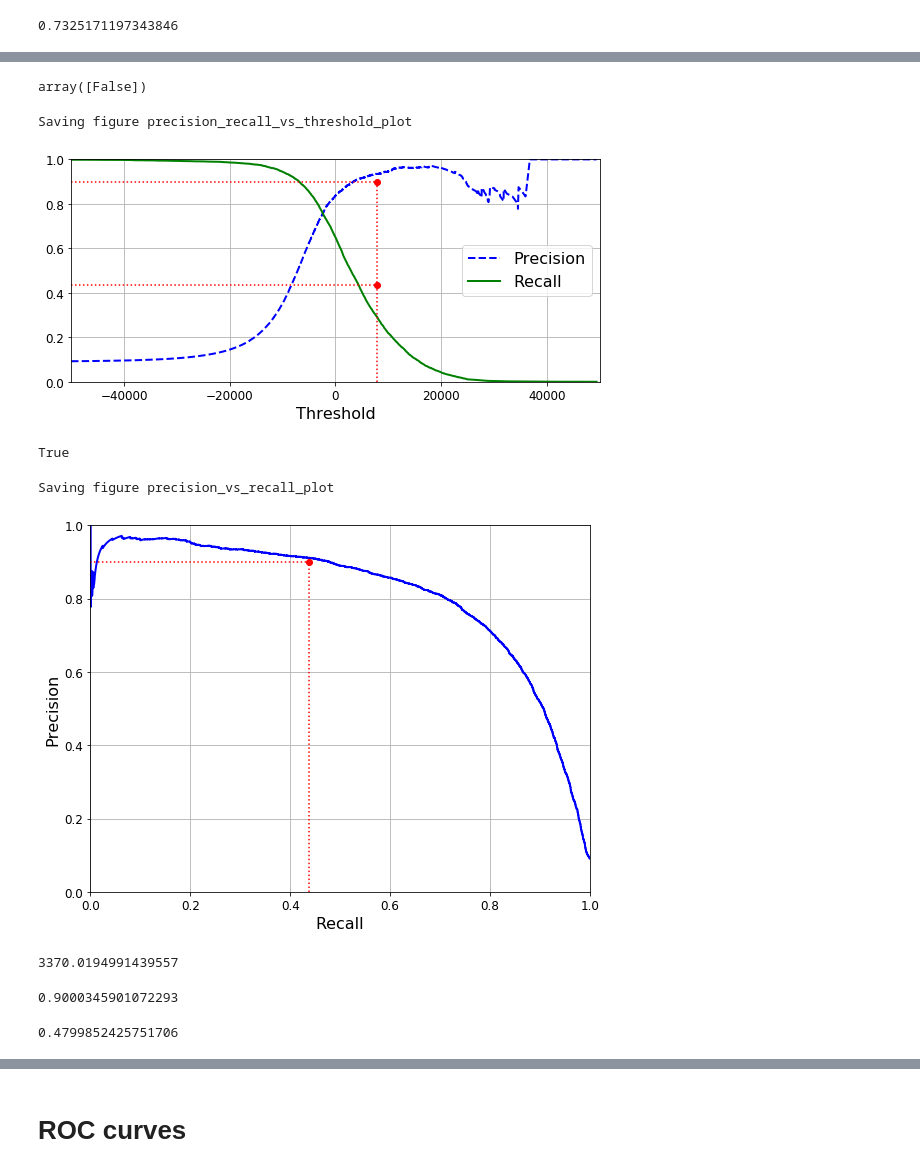
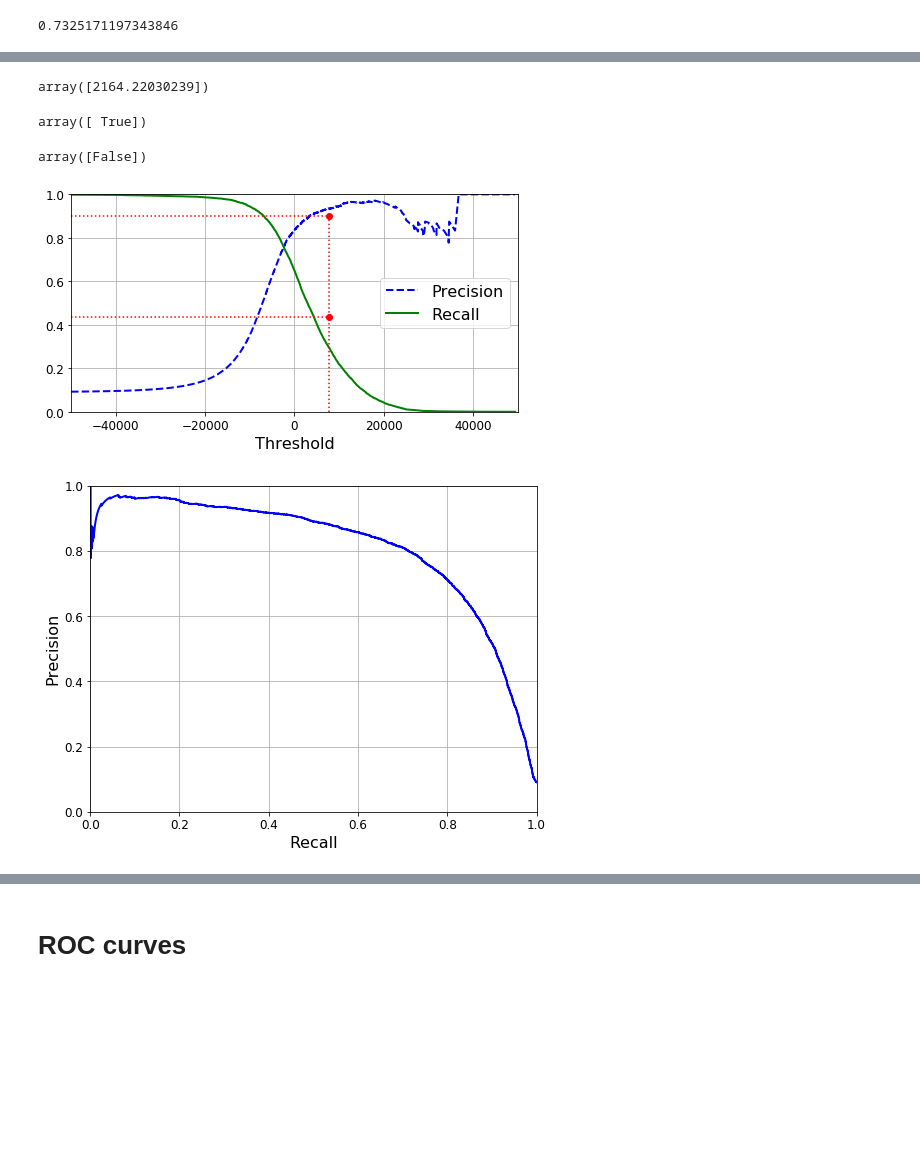
Before and after one commit to cloudxlab/iitr-deep-learning-spl-tf2, a Jupyter notebook: classification.ipynb, the cells around one changed output, grey strips where cells are left out. Drawn from its saved outputs; the diff is of its cells as text; code cells hidden in the pictures; blank space fills up the shorter version.

```diff
--- a/classification.ipynb
+++ b/classification.ipynb
@@ -240 +228,16 @@ array([ True])
+# %%
+# Get Decision score of some_digit which is 5
+
+y_scores = sgd_clf.decision_function([some_digit])
+y_scores
+# %% [output]
+array([2164.22030239])
+# %%
+# Change threshold to 0 and see the prediction
+
+threshold = 0
+y_some_digit_pred = (y_scores > threshold)
+y_some_digit_pred
+# %% [output]
+array([ True])
 # %%
@@ -251,31 +260,30 @@ from sklearn.metrics import precision_recall_curve
 
 precisions, recalls, thresholds = precision_recall_curve(y_train_5, y_scores)
 # %%
+# Plot both precision and recall for the thresholds using matplotlib
+# Select the threshold value that gives the best precision/ recall tradeoff to the task at hand.
+
 def plot_precision_recall_vs_threshold(precisions, recalls, thresholds):
     plt.plot(thresholds, precisions[:-1], "b--", label="Precision", linewidth=2)
     plt.plot(thresholds, recalls[:-1], "g-", label="Recall", linewidth=2)
     plt.legend(loc="center right", fontsize=16) # Not shown in the book
     plt.xlabel("Threshold", fontsize=16)        # Not shown
     plt.grid(True)                              # Not shown
     plt.axis([-50000, 50000, 0, 1])             # Not shown
 
 plt.figure(figsize=(8, 4))                      # Not shown
 plot_precision_recall_vs_threshold(precisions, recalls, thresholds)
 plt.plot([7813, 7813], [0., 0.9], "r:")         # Not shown
 plt.plot([-50000, 7813], [0.9, 0.9], "r:")      # Not shown
 plt.plot([-50000, 7813], [0.4368, 0.4368], "r:")# Not shown
 plt.plot([7813], [0.9], "ro")                   # Not shown
 plt.plot([7813], [0.4368], "ro")                # Not shown
-save_fig("precision_recall_vs_threshold_plot")  # Not shown
 plt.show()
 # %% [output]
-Saving figure precision_recall_vs_threshold_plot
-[figure, old version]
+[figure, new version]
-# %%
-(y_train_pred == (y_scores > 0)).all()
-# %% [output]
-True
 # %%
+# Plot precision vs recall
+
 def plot_precision_vs_recall(precisions, recalls):
     plt.plot(recalls, precisions, "b-", linewidth=2)
     plt.xlabel("Recall", fontsize=16)
@@ -285,11 +293,6 @@ def plot_precision_vs_recall(precisions, recalls):
 
 plt.figure(figsize=(8, 6))
 plot_precision_vs_recall(precisions, recalls)
-plt.plot([0.4368, 0.4368], [0., 0.9], "r:")
-plt.plot([0.0, 0.4368], [0.9, 0.9], "r:")
-plt.plot([0.4368], [0.9], "ro")
-save_fig("precision_vs_recall_plot")
 plt.show()
 # %% [output]
-Saving figure precision_vs_recall_plot
-[figure, old version]
+[figure, new version]
@@ -298,4 +298,0 @@ threshold_90_precision = thresholds[np.argmax(precisions >= 0.90)]
-# %%
-threshold_90_precision
-# %% [output]
-3370.0194991439557
@@ -304,8 +298,0 @@ y_train_pred_90 = (y_scores >= threshold_90_precision)
-# %%
-precision_score(y_train_5, y_train_pred_90)
-# %% [output]
-0.9000345901072293
-# %%
-recall_score(y_train_5, y_train_pred_90)
-# %% [output]
-0.4799852425751706
```
Also changed, not shown: parts of 12 cells of this notebook.
